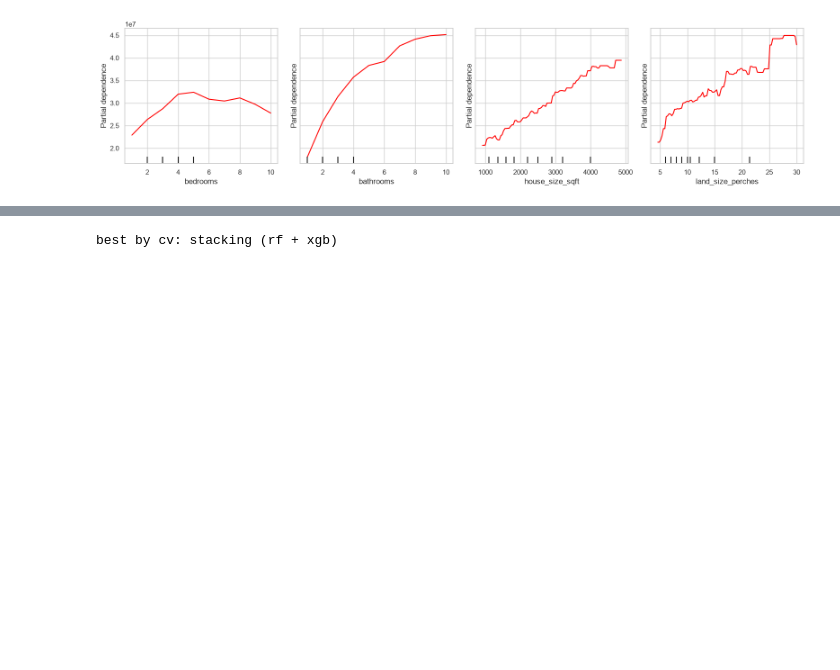
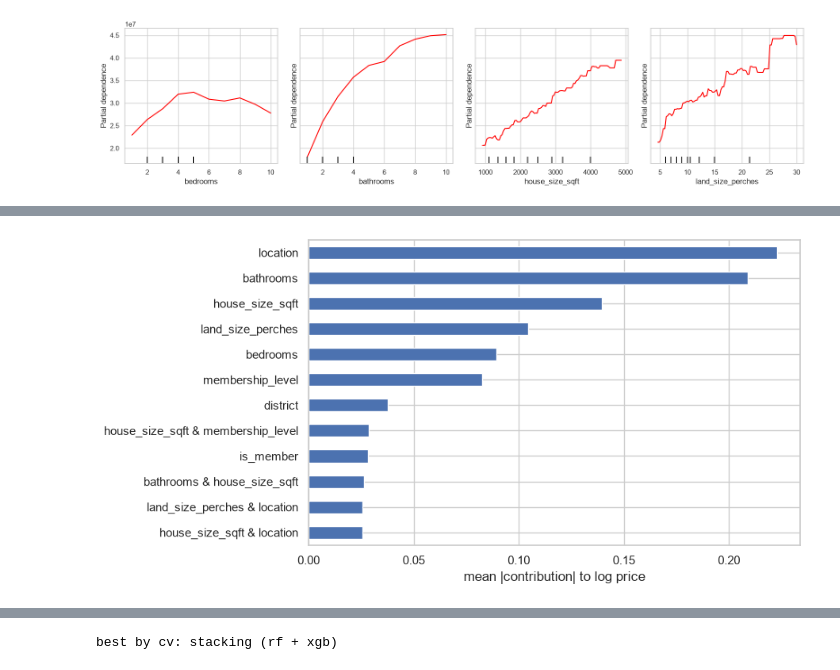
Before and after one commit to dsameendra/lk-ensemble-lab, a Jupyter notebook: notebooks/houses_modelling.ipynb, the cells around one changed output, grey strips where cells are left out. Drawn from its saved outputs; the diff is of its cells as text; code cells hidden in the pictures; blank space fills up the shorter version.

```diff
--- a/notebooks/houses_modelling.ipynb
+++ b/notebooks/houses_modelling.ipynb
@@ -496,0 +541,11 @@ plt.show()
+# %%
+ebm = ebm_best.named_steps['model'].regressor_
+ebm_global = ebm.explain_global()
+
+# term importance is the mean absolute contribution to log price, interactions are named with an &
+term_imp = pd.Series(ebm.term_importances(), index=ebm.term_names_).sort_values()
+term_imp.tail(12).plot.barh(figsize=(8, 5))
+plt.xlabel('mean |contribution| to log price')
+plt.show()
+# %% [output]
+[figure, added]
```
Also changed, not shown: parts of 17 cells of this notebook, 11 other files.
